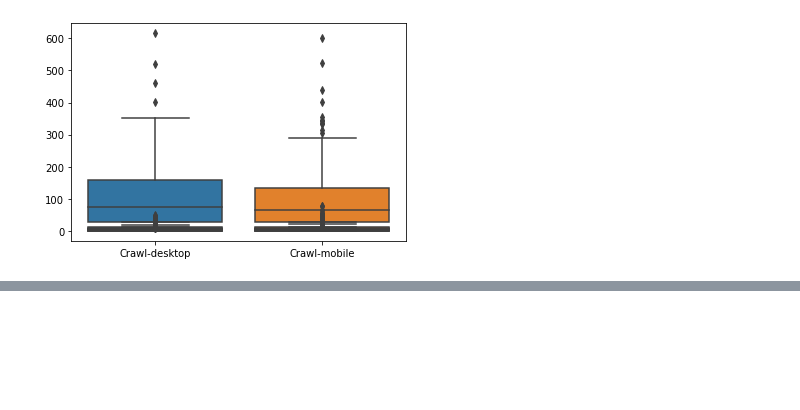
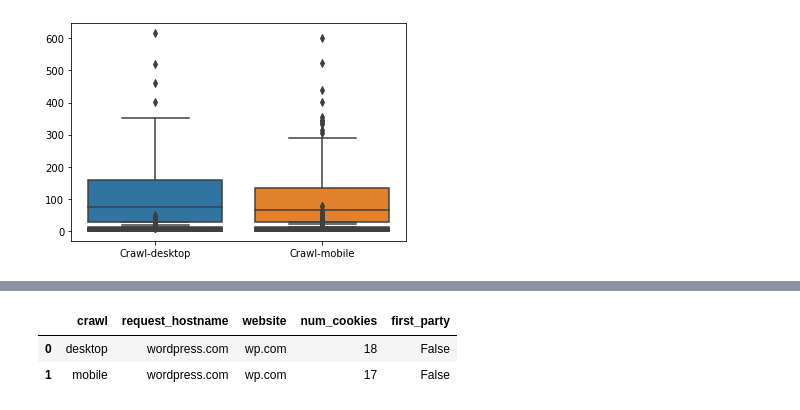
Before and after one commit to JobDoesburg/capita-selecta-selenium-crawler, a Jupyter notebook: analysis/analysis.ipynb, the cells around one changed output, grey strips where cells are left out. Drawn from its saved outputs; the diff is of its cells as text; code cells hidden in the pictures; blank space fills up the shorter version.

```diff
--- a/analysis/analysis.ipynb
+++ b/analysis/analysis.ipynb
@@ -397,0 +353,13 @@ df_11.groupby(['crawl','combo'])['combo'] \
+# %%
+#9
+data_9 = []
+for crawl, crawl_data in crawls.items():
+    data_9.append([crawl] + list(crawl_data['uber_cookie'].values()))
+
+df_9 = pd.DataFrame(data_9)
+df_9.columns = ['crawl'] + list(crawls['desktop']['uber_cookie'].keys())
+df_9
+# %% [output]
+|  | crawl | request_hostname | website | num_cookies | first_party |
+| 0 | desktop | wordpress.com | wp.com | 18 | False |
+| 1 | mobile | wordpress.com | wp.com | 17 | False |
```
Also changed, not shown: parts of 6 cells of this notebook.
